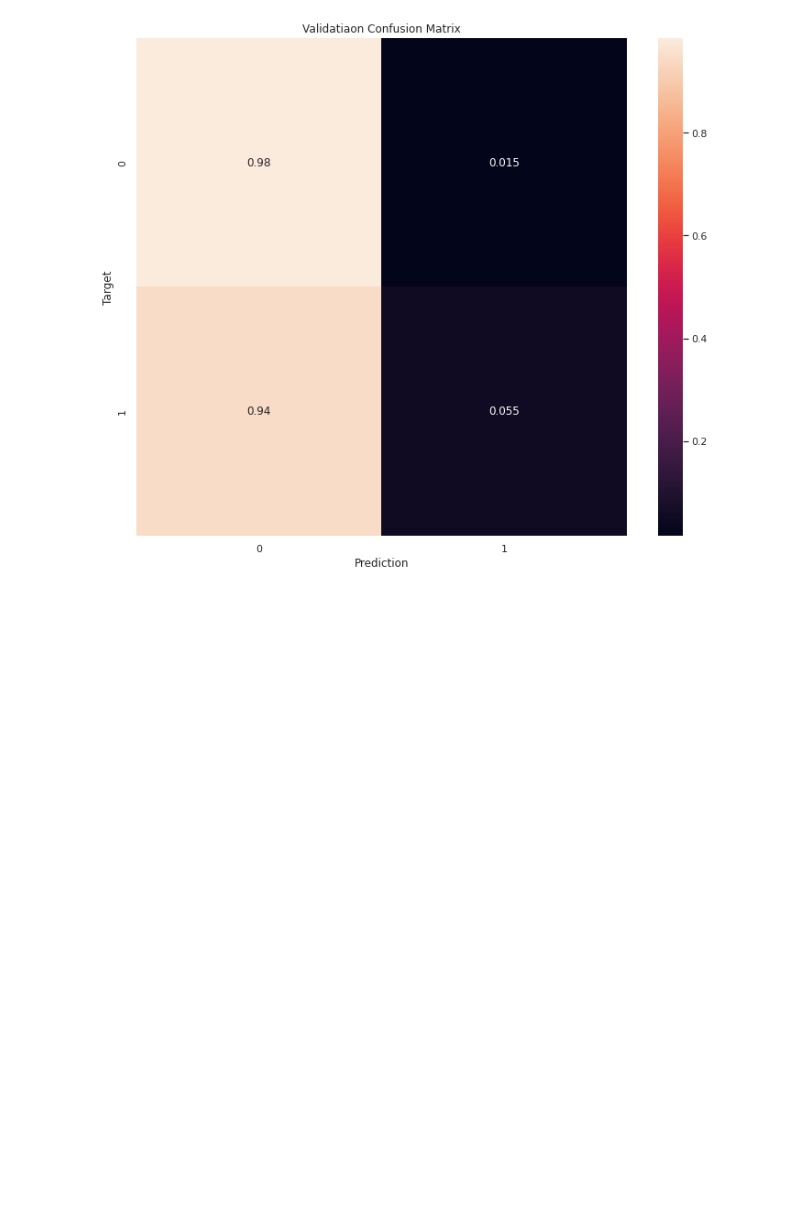
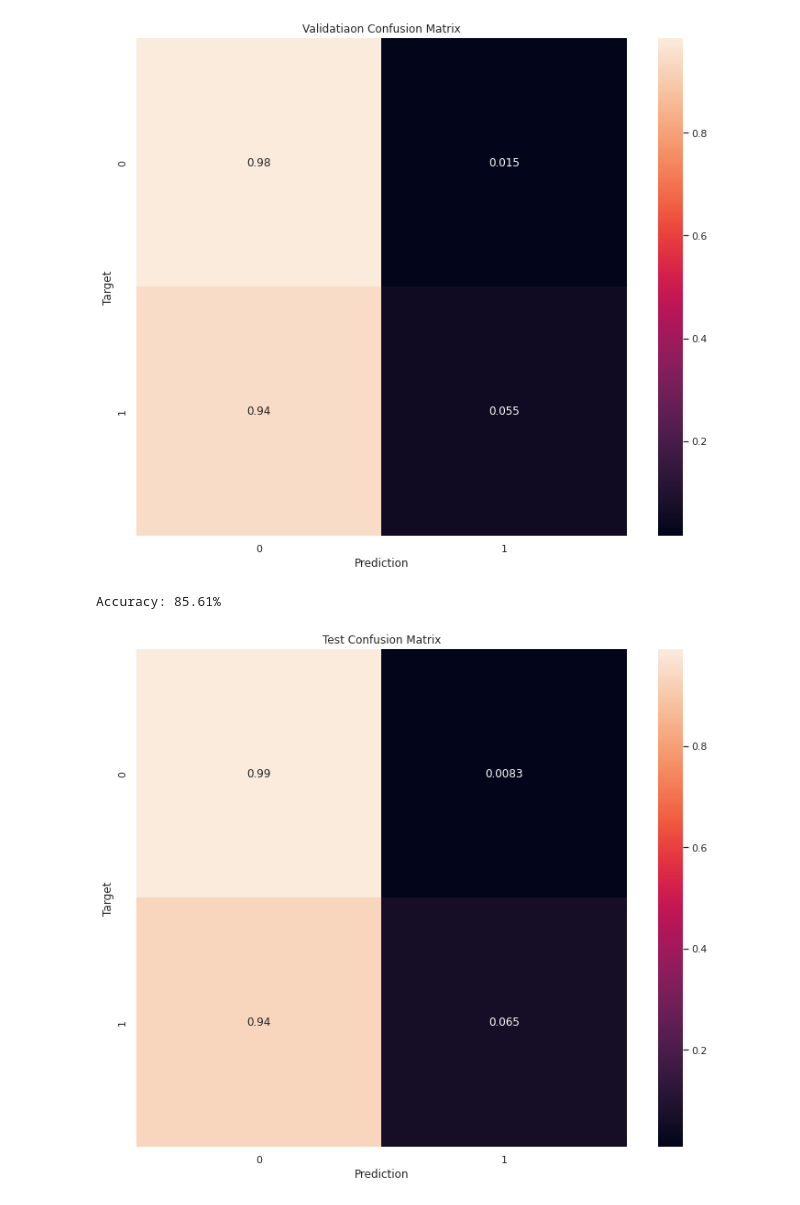
Before and after one commit to Esa1997/ML_Assignment2_IT18174854_IT18165944_IT18148596_IT18037616, a Jupyter notebook: Heart_Disease_Prediction.ipynb, the cells around one changed output. Saved outputs shown, nothing was run; the diff lists cells and outputs as text; code cells hidden in the pictures; blank space fills up the shorter version.

Commit message:
test matrix

```diff
--- a/Heart_Disease_Prediction.ipynb
+++ b/Heart_Disease_Prediction.ipynb
@@ -279,3 +279,9 @@ predict_and_plot(X_val, val_df[target_col], 'Validatiaon');
 # %% [output]
 Accuracy: 84.55%
 [figure]
+# %%
+##plot matrix for the testing dataset
+predict_and_plot(X_test, test_df[target_col], 'Test');
+# %% [output]
+Accuracy: 85.61%
+[figure, added]
```
